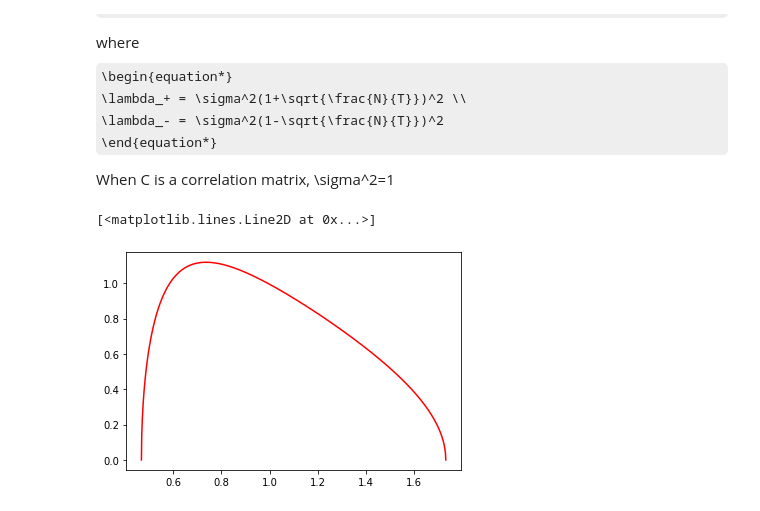
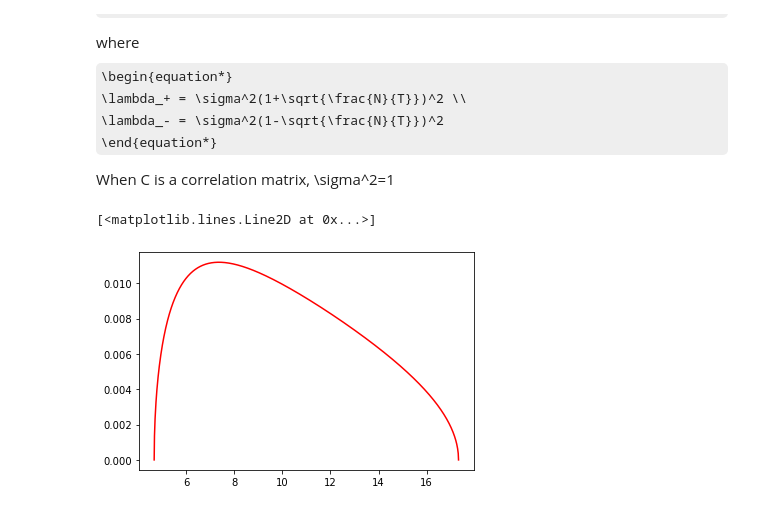
Before and after one commit to emoen/demo_Marchenko_Pastur_Analysis, a Jupyter notebook: demo_MarcenkoPastur_on_time_series.ipynb, the cells around one changed output. Drawn from its saved outputs; the diff is of its cells as text; code cells hidden in the pictures; some formulas as TeX source.

```diff
--- a/demo_MarcenkoPastur_on_time_series.ipynb
+++ b/demo_MarcenkoPastur_on_time_series.ipynb
@@ -17,21 +17,23 @@ When C is a correlation matrix, \sigma^2=1
 # %%
 
 import pandas as pd
 from sklearn.neighbors import KernelDensity
 import matplotlib.pylab as plt
 from scipy.optimize import minimize
 
 #Marcenko-Pastur pdf
 #q=T/N
 def mpPDF(var, q, pts):
     eMin, eMax = var*(1-(1./q)**.5)**2, var*(1+(1./q)**.5)**2 # calc lambda_minus, lambda_plus
     eVal = np.linspace(eMin, eMax, pts) #Return evenly spaced numbers over a specified interval. eVal='lambda'
     pdf = q/(2*np.pi*var*eVal)*((eMax-eVal)*(eVal-eMin))**.5 #np.allclose(np.flip((eMax-eVal)), (eVal-eMin))==True
     pdf = pd.Series(pdf, index=eVal)
     return pdf
 
-pdf0 = mpPDF(1., q=x.shape[0]/float(x.shape[1]), pts=N)
+N = 1000
+T = 10000
+pdf0 = mpPDF(1., q=N/T, pts=N)
 plt.plot(pdf0.keys(), pdf0, color='r', label="Marcenko-Pastur pdf")
 # %% [output]
 [<matplotlib.lines.Line2D at 0x...>]
-[figure, old version]
+[figure, new version]
```
Also changed, not shown: parts of 8 cells of this notebook.
